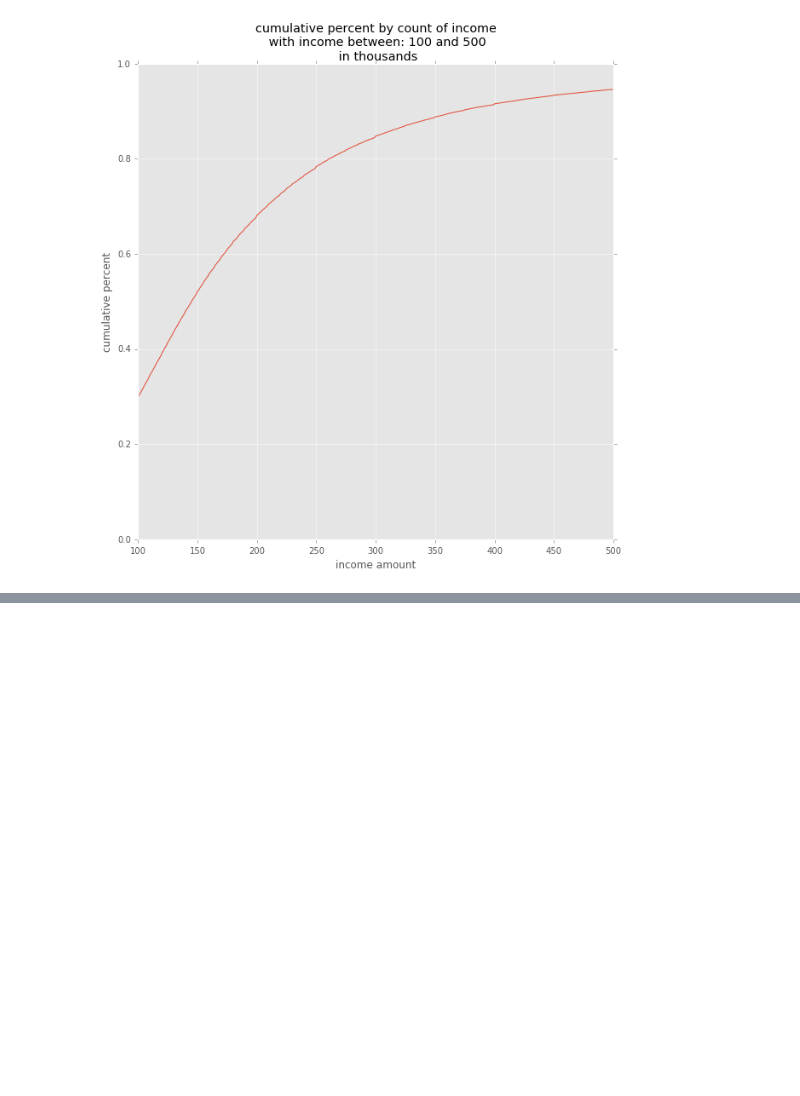
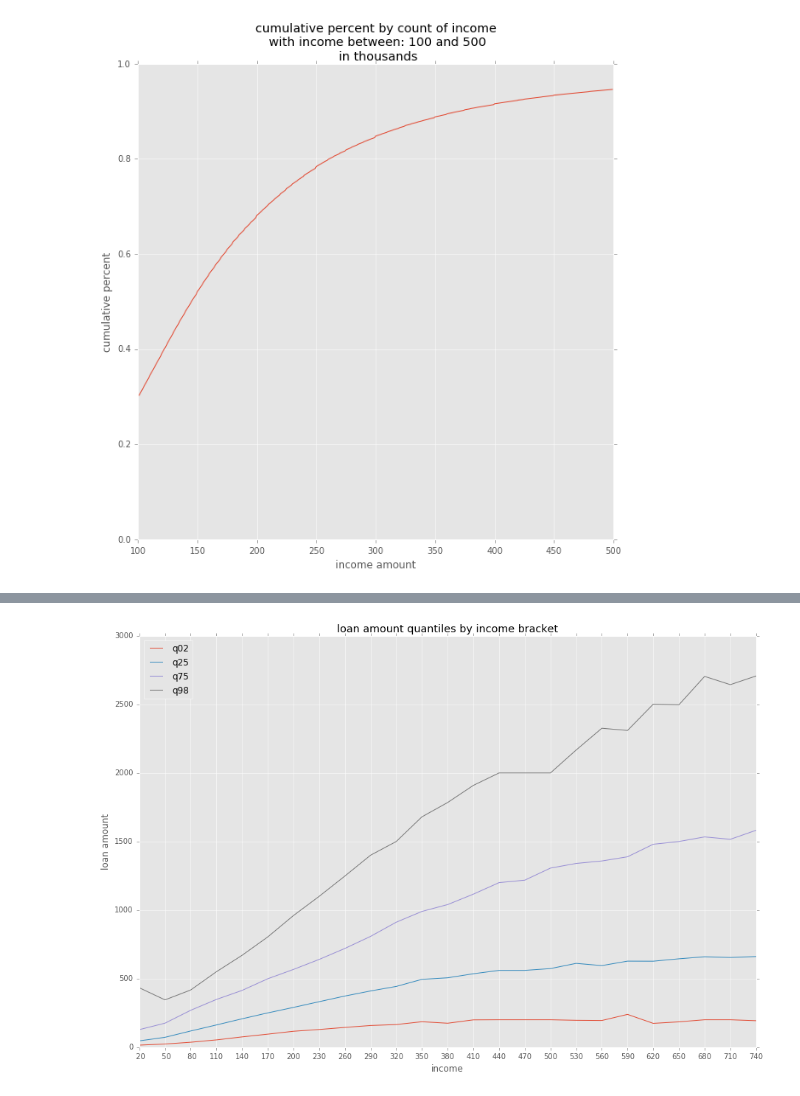
Before and after one commit to Kibrael/Edits, a Jupyter notebook: single_bank_viz.ipynb, the cells around one changed output, grey strips where cells are left out. Cells and saved outputs as stored; diff of their text form; code cells hidden in the pictures; blank space fills up the shorter version.

```diff
--- a/single_bank_viz.ipynb
+++ b/single_bank_viz.ipynb
@@ -460,2 +463,24 @@ bin_df.head(100)
+# %%
+fig = plt.figure(figsize=(15,10))
+xticks=[x[-3:] for x in bin_df.name] #get xtick names as list
+ax = plt.subplot()
+plt.xticks(x,xticks) #set xtick names
+x = range(len(bin_df.name))
+
+y = bin_df.q02
+y1 = bin_df.q25
+y2 = bin_df.q75
+y3 = bin_df.q98
+plt.plot(x,y, label='q02')
+plt.plot(x,y1, label='q25')
+plt.plot(x,y2, label='q75')
+plt.plot(x,y3, label='q98')
+plt.ylabel('loan amount')
+plt.xlabel('income')
+plt.legend(loc='upper left') #turn on legend and set location
+plt.title('loan amount quantiles by income bracket')
+plt.show(fig)
+# %% [output]
+[figure, added]
 # %%
 #exclude data with quality edit fails
```
Also changed, not shown: parts of 4 cells of this notebook, 4 other files.
